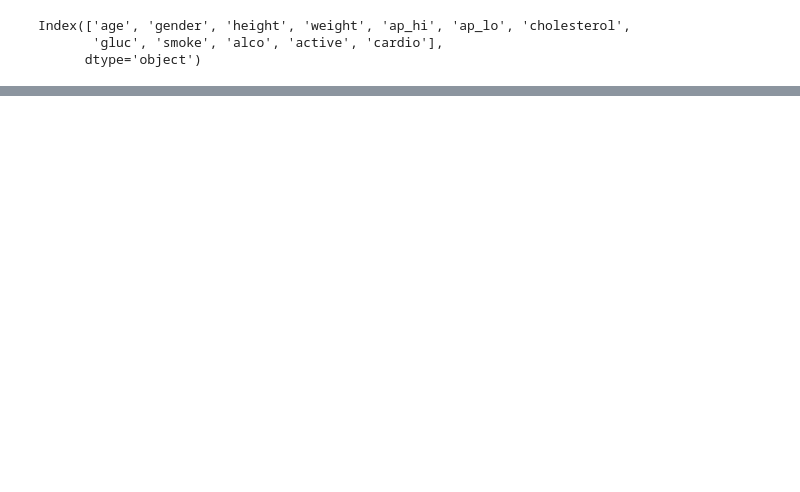
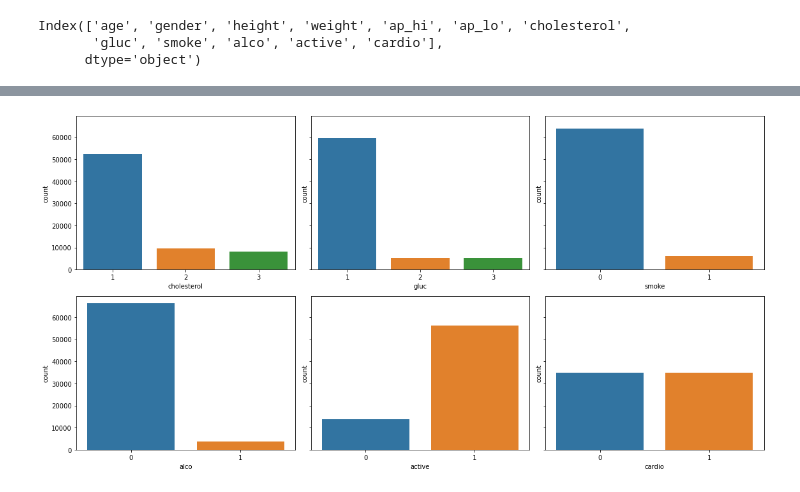
Before and after one commit to RamicAmir/Grupp2-Machine-Learning, a Jupyter notebook: heart_disease.ipynb, the cells around one changed output, grey strips where cells are left out. Saved outputs shown, nothing was run; the diff lists cells and outputs as text; code cells hidden in the pictures; blank space fills up the shorter version.

```diff
--- a/heart_disease.ipynb
+++ b/heart_disease.ipynb
@@ -229,0 +254,12 @@ Index(['age', 'gender', 'height', 'weight', 'ap_hi', 'ap_lo', 'cholesterol',
+# %%
+# Outlier identification in categorical veriables
+fig, axes = plt.subplots(2, 3, figsize=(16, 8), sharey=True)
+sns.countplot(data=df, x='cholesterol', ax=axes[0, 0])
+sns.countplot(data=df, x='gluc', ax=axes[0, 1])
+sns.countplot(data=df, x='smoke', ax=axes[0, 2])
+sns.countplot(data=df, x='alco', ax=axes[1, 0])
+sns.countplot(data=df, x='active', ax=axes[1, 1])
+sns.countplot(data=df, x='cardio', ax=axes[1, 2])
+plt.tight_layout()
+# %% [output]
+[figure, added]
```
Also changed, not shown: parts of 3 cells of this notebook.
